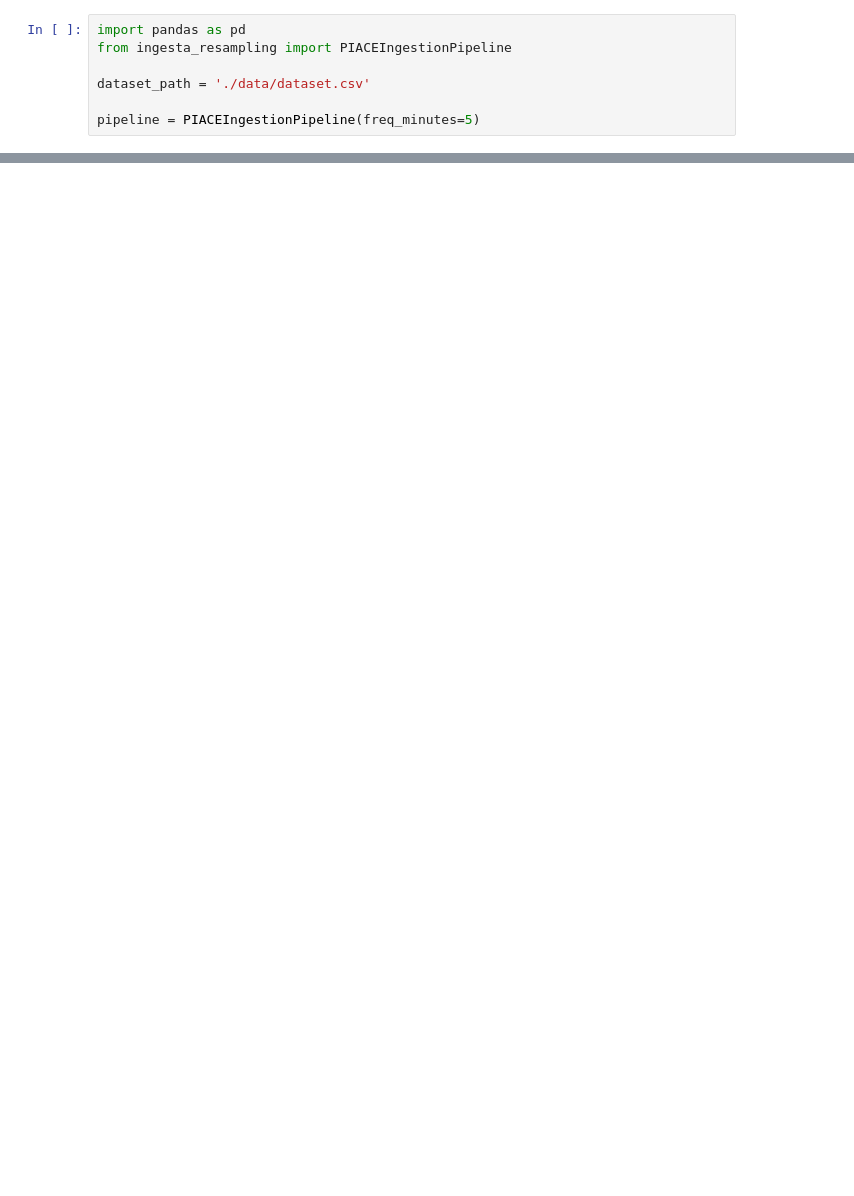
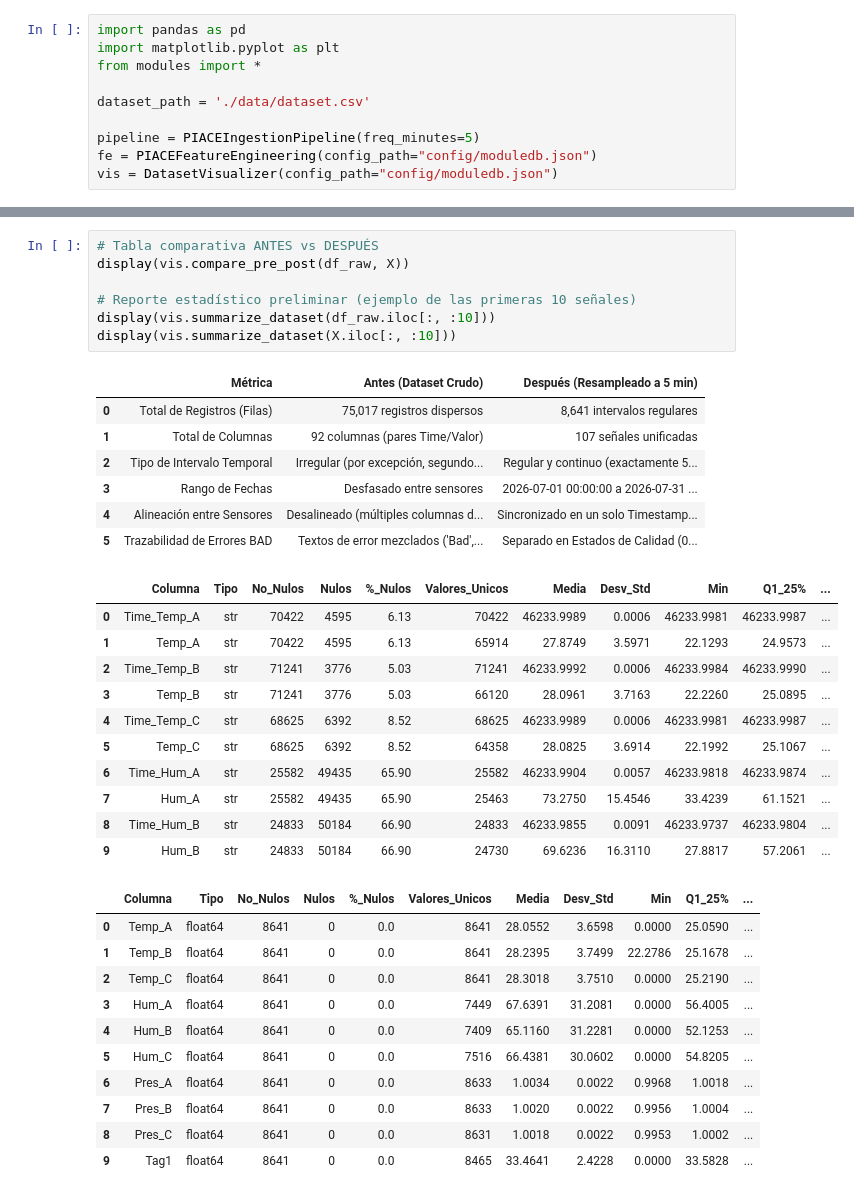
Before and after one commit to melissahidalgor/Pipeline_CNA_CalcFailed, a Jupyter notebook: main.ipynb, the cells around one changed output, grey strips where cells are left out. Drawn from its saved outputs; the diff is of its cells as text; blank space fills up the shorter version.

```diff
--- a/main.ipynb
+++ b/main.ipynb
@@ -1,10 +1,13 @@
 # %%
 import pandas as pd
-from ingesta_resampling import PIACEIngestionPipeline
+import matplotlib.pyplot as plt
+from modules import *
 
 dataset_path = './data/dataset.csv'
 
 pipeline = PIACEIngestionPipeline(freq_minutes=5)
+fe = PIACEFeatureEngineering(config_path="config/moduledb.json")
+vis = DatasetVisualizer(config_path="config/moduledb.json")
 # %%
 # Cargar el dataset original
 df_raw = pipeline.load_data(dataset_path)
@@ -138,0 +88,37 @@ print(X_processed)
+# %%
+# Tabla comparativa ANTES vs DESPUÉS
+display(vis.compare_pre_post(df_raw, X))
+
+# Reporte estadístico preliminar (ejemplo de las primeras 10 señales)
+display(vis.summarize_dataset(df_raw.iloc[:, :10]))
+display(vis.summarize_dataset(X.iloc[:, :10]))
+# %% [output]
+|  | Métrica | Antes (Dataset Crudo) | Después (Resampleado a 5 min) |
+| 0 | Total de Registros (Filas) | 75,017 registros dispersos | 8,641 intervalos regulares |
+| 1 | Total de Columnas | 92 columnas (pares Time/Valor) | 107 señales unificadas |
+| 2 | Tipo de Intervalo Temporal | Irregular (por excepción, segundo... | Regular y continuo (exactamente 5... |
+| 3 | Rango de Fechas | Desfasado entre sensores | 2026-07-01 00:00:00 a 2026-07-31 ... |
+| 4 | Alineación entre Sensores | Desalineado (múltiples columnas d... | Sincronizado en un solo Timestamp... |
+| 5 | Trazabilidad de Errores BAD | Textos de error mezclados ('Bad',... | Separado en Estados de Calidad (0... |
+|  | Columna | Tipo | No_Nulos | Nulos | %_Nulos | Valores_Unicos | Media | Desv_Std | Min | Q1_25% | ... |
+| 0 | Time_Temp_A | str | 70422 | 4595 | 6.13 | 70422 | 46233.9989 | 0.0006 | 46233.9981 | 46233.9987 | ... |
+| 1 | Temp_A | str | 70422 | 4595 | 6.13 | 65914 | 27.8749 | 3.5971 | 22.1293 | 24.9573 | ... |
+| 2 | Time_Temp_B | str | 71241 | 3776 | 5.03 | 71241 | 46233.9992 | 0.0006 | 46233.9984 | 46233.9990 | ... |
+| 3 | Temp_B | str | 71241 | 3776 | 5.03 | 66120 | 28.0961 | 3.7163 | 22.2260 | 25.0895 | ... |
+| 4 | Time_Temp_C | str | 68625 | 6392 | 8.52 | 68625 | 46233.9989 | 0.0006 | 46233.9981 | 46233.9987 | ... |
+| 5 | Temp_C | str | 68625 | 6392 | 8.52 | 64358 | 28.0825 | 3.6914 | 22.1992 | 25.1067 | ... |
+| 6 | Time_Hum_A | str | 25582 | 49435 | 65.90 | 25582 | 46233.9904 | 0.0057 | 46233.9818 | 46233.9874 | ... |
+| 7 | Hum_A | str | 25582 | 49435 | 65.90 | 25463 | 73.2750 | 15.4546 | 33.4239 | 61.1521 | ... |
+| 8 | Time_Hum_B | str | 24833 | 50184 | 66.90 | 24833 | 46233.9855 | 0.0091 | 46233.9737 | 46233.9804 | ... |
+| 9 | Hum_B | str | 24833 | 50184 | 66.90 | 24730 | 69.6236 | 16.3110 | 27.8817 | 57.2061 | ... |
+|  | Columna | Tipo | No_Nulos | Nulos | %_Nulos | Valores_Unicos | Media | Desv_Std | Min | Q1_25% | ... |
+| 0 | Temp_A | float64 | 8641 | 0 | 0.0 | 8641 | 28.0552 | 3.6598 | 0.0000 | 25.0590 | ... |
+| 1 | Temp_B | float64 | 8641 | 0 | 0.0 | 8641 | 28.2395 | 3.7499 | 22.2786 | 25.1678 | ... |
+| 2 | Temp_C | float64 | 8641 | 0 | 0.0 | 8641 | 28.3018 | 3.7510 | 0.0000 | 25.2190 | ... |
+| 3 | Hum_A | float64 | 8641 | 0 | 0.0 | 7449 | 67.6391 | 31.2081 | 0.0000 | 56.4005 | ... |
+| 4 | Hum_B | float64 | 8641 | 0 | 0.0 | 7409 | 65.1160 | 31.2281 | 0.0000 | 52.1253 | ... |
+| 5 | Hum_C | float64 | 8641 | 0 | 0.0 | 7516 | 66.4381 | 30.0602 | 0.0000 | 54.8205 | ... |
+| 6 | Pres_A | float64 | 8641 | 0 | 0.0 | 8633 | 1.0034 | 0.0022 | 0.9968 | 1.0018 | ... |
+| 7 | Pres_B | float64 | 8641 | 0 | 0.0 | 8633 | 1.0020 | 0.0022 | 0.9956 | 1.0004 | ... |
+| 8 | Pres_C | float64 | 8641 | 0 | 0.0 | 8631 | 1.0018 | 0.0022 | 0.9953 | 1.0002 | ... |
+| 9 | Tag1 | float64 | 8641 | 0 | 0.0 | 8465 | 33.4641 | 2.4228 | 0.0000 | 33.5828 | ... |
```
Also changed, not shown: parts of 11 cells of this notebook, 2 other files.
